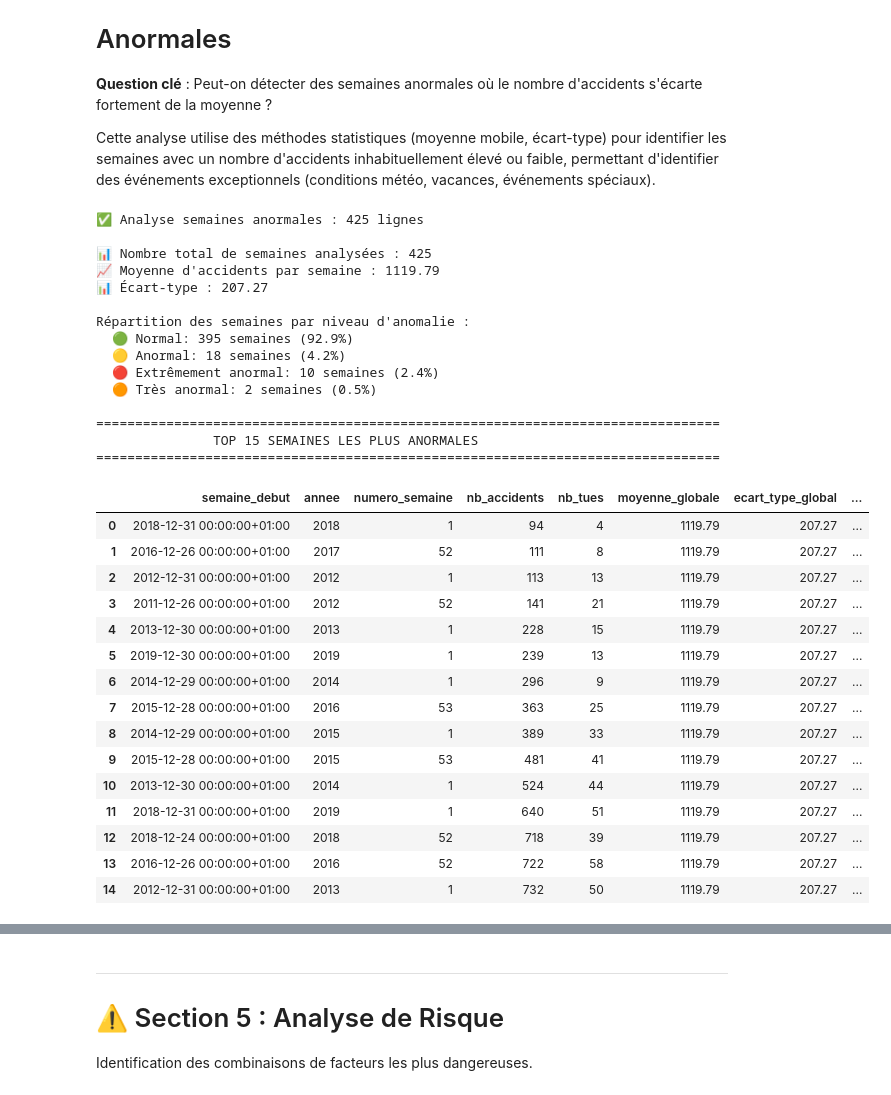
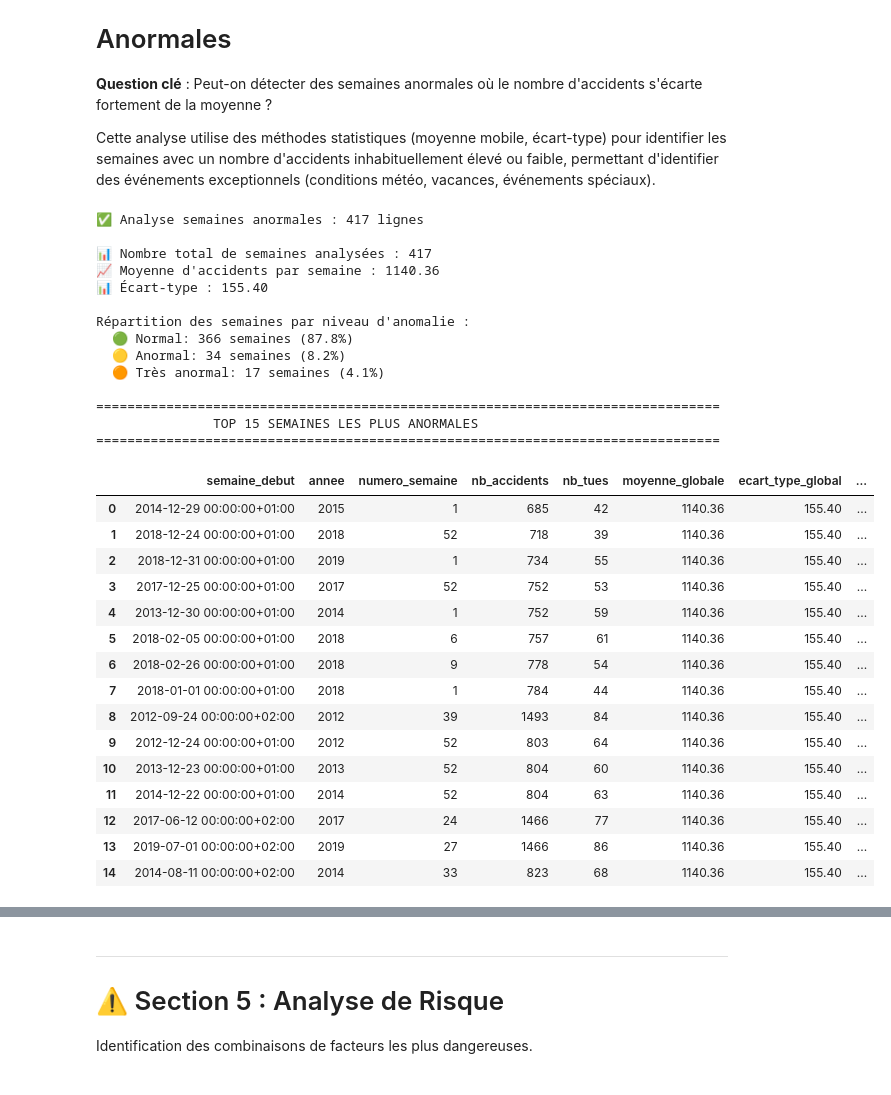
Before and after one commit to LounesAbd/Projet-1-Simplon-Data-Engineer-2025---Mighty-Mosquitoes, a Jupyter notebook: analytics/analy_accidents.ipynb, the cells around one changed output, grey strips where cells are left out. Drawn from its saved outputs; the diff is of its cells as text; code cells hidden in the pictures.

```diff
--- a/analytics/analy_accidents.ipynb
+++ b/analytics/analy_accidents.ipynb
@@ -876,18 +876,25 @@ if not df_calendrier.empty:
 Cette analyse utilise des méthodes statistiques (moyenne mobile, écart-type) pour identifier les semaines avec un nombre d'accidents inhabituellement élevé ou faible, permettant d'identifier des événements exceptionnels (conditions météo, vacances, événements spéciaux).
 # %%
 # Analyse des semaines anormales avec détection d'anomalies statistiques
+# la première version contenait une erreur logique de ma part : Extract(year... au lieu de isoyear
+# et oublie de tronquer les semaines de debut et fin de dataset
+# pour le fun, j'ai prsi le temps de refaire une beauté au graphe associé ;p
 sql_semaines_anomalies = """
 WITH semaines_accidents AS (
     SELECT
         DATE_TRUNC('week', make_date(d.an::int, d.mois::int, d.jour::int)) AS semaine_debut,
-        EXTRACT(YEAR FROM make_date(d.an::int, d.mois::int, d.jour::int))::INT AS annee,
+        EXTRACT(ISOYEAR FROM make_date(d.an::int, d.mois::int, d.jour::int))::INT AS annee,
         EXTRACT(WEEK FROM make_date(d.an::int, d.mois::int, d.jour::int))::INT AS numero_semaine,
         COUNT(DISTINCT a.num_acc) AS nb_accidents,
         SUM(CASE WHEN u.grav = 'Tué' THEN 1 ELSE 0 END) AS nb_tues
     FROM ACCIDENT a
     INNER JOIN DATE_ACCIDENT d ON a.num_acc = d.num_acc
     INNER JOIN USAGER u ON a.num_acc = u.num_acc
-    WHERE d.an IS NOT NULL AND d.mois IS NOT NULL AND d.jour IS NOT NULL
+    WHERE d.an IS NOT NULL
+    AND d.mois IS NOT NULL
+    AND d.jour IS NOT NULL
+    AND DATE_TRUNC('week', make_date(d.an::int, d.mois::int, d.jour::int))::date
+            NOT IN (DATE '2011-12-26', DATE '2019-12-30')
     GROUP BY semaine_debut, annee, numero_semaine
     ORDER BY semaine_debut
 ),
@@ -926,56 +933,55 @@ FROM semaines_accidents sa
 CROSS JOIN stats_globales sg
 ORDER BY ABS((sa.nb_accidents - sg.moyenne_accidents) / NULLIF(sg.ecart_type_accidents, 0)) DESC;
 """
 
 df_semaines_anomalies = execute_sql_text(sql_semaines_anomalies, "Analyse semaines anormales")
 if not df_semaines_anomalies.empty:
     print(f"\n📊 Nombre total de semaines analysées : {len(df_semaines_anomalies)}")
     print(f"📈 Moyenne d'accidents par semaine : {df_semaines_anomalies['moyenne_globale'].iloc[0]:.2f}")
     print(f"📊 Écart-type : {df_semaines_anomalies['ecart_type_global'].iloc[0]:.2f}\n")
 
     # Statistiques par classification
     classif_stats = df_semaines_anomalies['classification'].value_counts()
     print("Répartition des semaines par niveau d'anomalie :")
     for classif, count in classif_stats.items():
         pct = 100 * count / len(df_semaines_anomalies)
         print(f"  {classif}: {count} semaines ({pct:.1f}%)")
 
     print("\n" + "="*80)
     print("               TOP 15 SEMAINES LES PLUS ANORMALES")
     print("="*80 + "\n")
     display(df_semaines_anomalies.head(15))
 # %% [output]
-✅ Analyse semaines anormales : 425 lignes
+✅ Analyse semaines anormales : 417 lignes
 
-📊 Nombre total de semaines analysées : 425
-📈 Moyenne d'accidents par semaine : 1119.79
-📊 Écart-type : 207.27
+📊 Nombre total de semaines analysées : 417
+📈 Moyenne d'accidents par semaine : 1140.36
+📊 Écart-type : 155.40
 
 Répartition des semaines par niveau d'anomalie :
-  🟢 Normal: 395 semaines (92.9%)
-  🟡 Anormal: 18 semaines (4.2%)
-  🔴 Extrêmement anormal: 10 semaines (2.4%)
-  🟠 Très anormal: 2 semaines (0.5%)
+  🟢 Normal: 366 semaines (87.8%)
+  🟡 Anormal: 34 semaines (8.2%)
+  🟠 Très anormal: 17 semaines (4.1%)
 
 ================================================================================
                TOP 15 SEMAINES LES PLUS ANORMALES
 ================================================================================
 |  | semaine_debut | annee | numero_semaine | nb_accidents | nb_tues | moyenne_globale | ecart_type_global | ... |
-| 0 | 2018-12-31 00:00:00+01:00 | 2018 | 1 | 94 | 4 | 1119.79 | 207.27 | ... |
-| 1 | 2016-12-26 00:00:00+01:00 | 2017 | 52 | 111 | 8 | 1119.79 | 207.27 | ... |
-| 2 | 2012-12-31 00:00:00+01:00 | 2012 | 1 | 113 | 13 | 1119.79 | 207.27 | ... |
-| 3 | 2011-12-26 00:00:00+01:00 | 2012 | 52 | 141 | 21 | 1119.79 | 207.27 | ... |
-| 4 | 2013-12-30 00:00:00+01:00 | 2013 | 1 | 228 | 15 | 1119.79 | 207.27 | ... |
-| 5 | 2019-12-30 00:00:00+01:00 | 2019 | 1 | 239 | 13 | 1119.79 | 207.27 | ... |
-| 6 | 2014-12-29 00:00:00+01:00 | 2014 | 1 | 296 | 9 | 1119.79 | 207.27 | ... |
-| 7 | 2015-12-28 00:00:00+01:00 | 2016 | 53 | 363 | 25 | 1119.79 | 207.27 | ... |
-| 8 | 2014-12-29 00:00:00+01:00 | 2015 | 1 | 389 | 33 | 1119.79 | 207.27 | ... |
-| 9 | 2015-12-28 00:00:00+01:00 | 2015 | 53 | 481 | 41 | 1119.79 | 207.27 | ... |
-| 10 | 2013-12-30 00:00:00+01:00 | 2014 | 1 | 524 | 44 | 1119.79 | 207.27 | ... |
-| 11 | 2018-12-31 00:00:00+01:00 | 2019 | 1 | 640 | 51 | 1119.79 | 207.27 | ... |
-| 12 | 2018-12-24 00:00:00+01:00 | 2018 | 52 | 718 | 39 | 1119.79 | 207.27 | ... |
-| 13 | 2016-12-26 00:00:00+01:00 | 2016 | 52 | 722 | 58 | 1119.79 | 207.27 | ... |
-| 14 | 2012-12-31 00:00:00+01:00 | 2013 | 1 | 732 | 50 | 1119.79 | 207.27 | ... |
+| 0 | 2014-12-29 00:00:00+01:00 | 2015 | 1 | 685 | 42 | 1140.36 | 155.40 | ... |
+| 1 | 2018-12-24 00:00:00+01:00 | 2018 | 52 | 718 | 39 | 1140.36 | 155.40 | ... |
+| 2 | 2018-12-31 00:00:00+01:00 | 2019 | 1 | 734 | 55 | 1140.36 | 155.40 | ... |
+| 3 | 2017-12-25 00:00:00+01:00 | 2017 | 52 | 752 | 53 | 1140.36 | 155.40 | ... |
+| 4 | 2013-12-30 00:00:00+01:00 | 2014 | 1 | 752 | 59 | 1140.36 | 155.40 | ... |
+| 5 | 2018-02-05 00:00:00+01:00 | 2018 | 6 | 757 | 61 | 1140.36 | 155.40 | ... |
+| 6 | 2018-02-26 00:00:00+01:00 | 2018 | 9 | 778 | 54 | 1140.36 | 155.40 | ... |
+| 7 | 2018-01-01 00:00:00+01:00 | 2018 | 1 | 784 | 44 | 1140.36 | 155.40 | ... |
+| 8 | 2012-09-24 00:00:00+02:00 | 2012 | 39 | 1493 | 84 | 1140.36 | 155.40 | ... |
+| 9 | 2012-12-24 00:00:00+01:00 | 2012 | 52 | 803 | 64 | 1140.36 | 155.40 | ... |
+| 10 | 2013-12-23 00:00:00+01:00 | 2013 | 52 | 804 | 60 | 1140.36 | 155.40 | ... |
+| 11 | 2014-12-22 00:00:00+01:00 | 2014 | 52 | 804 | 63 | 1140.36 | 155.40 | ... |
+| 12 | 2017-06-12 00:00:00+02:00 | 2017 | 24 | 1466 | 77 | 1140.36 | 155.40 | ... |
+| 13 | 2019-07-01 00:00:00+02:00 | 2019 | 27 | 1466 | 86 | 1140.36 | 155.40 | ... |
+| 14 | 2014-08-11 00:00:00+02:00 | 2014 | 33 | 823 | 68 | 1140.36 | 155.40 | ... |
 # %%
 # Visualisation 1 : Time series avec bandes de confiance et anomalies
 if not df_semaines_anomalies.empty:
```
Also changed, not shown: parts of 3 cells of this notebook.
